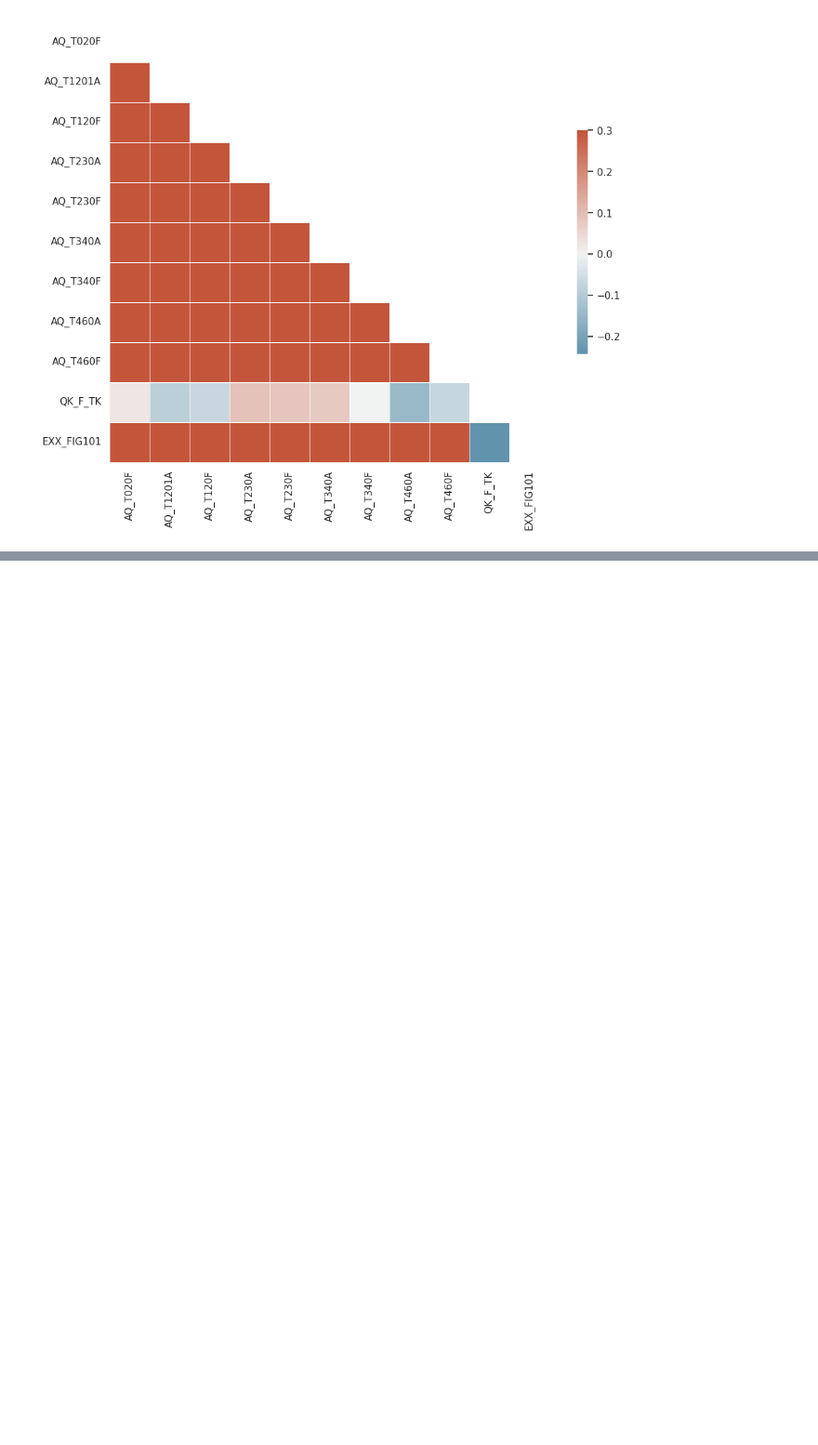
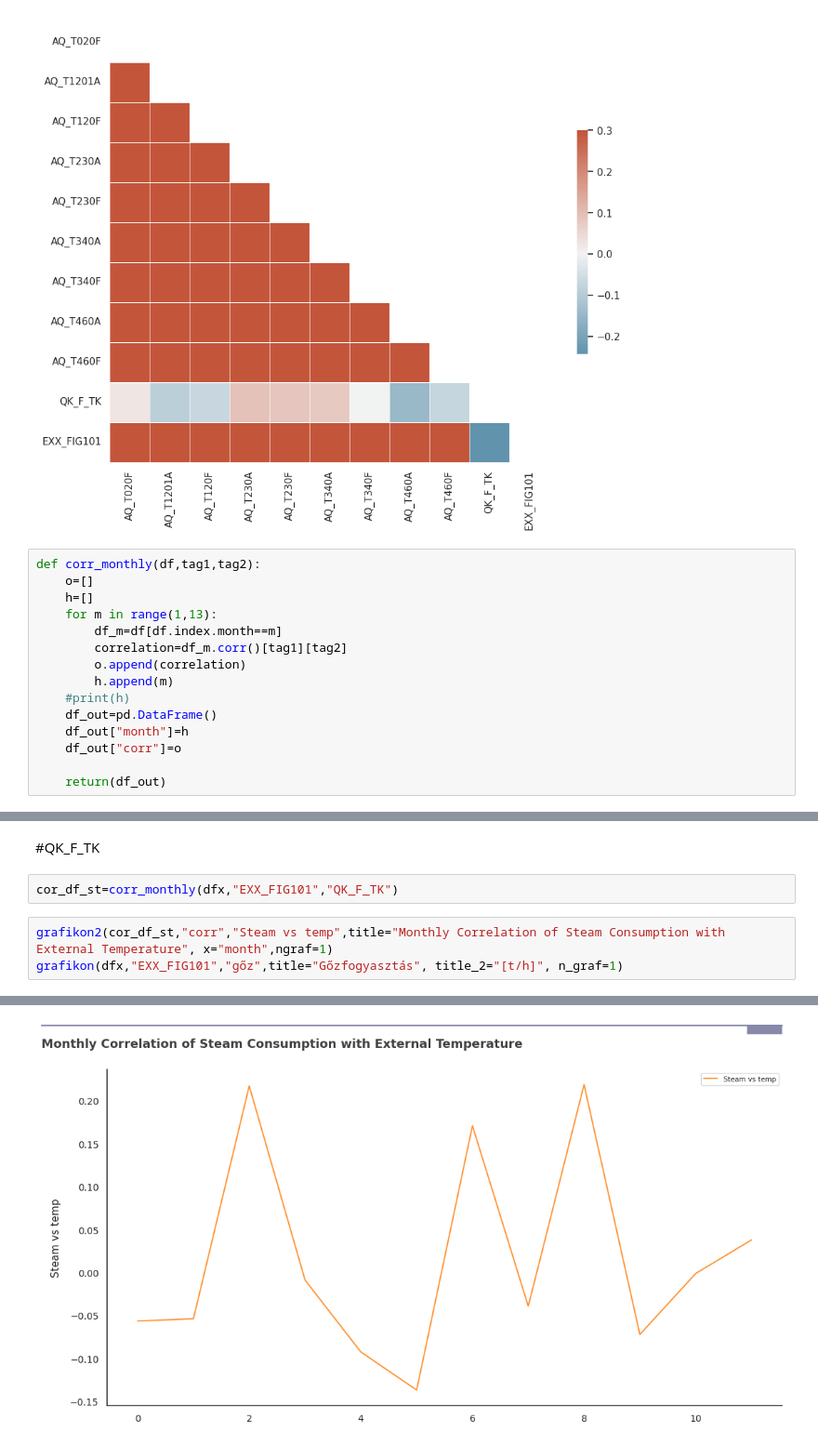
Before and after one commit to sipocz/I4_0, a Jupyter notebook: SolventRecovery_model.ipynb, the cells around one changed output, grey strips where cells are left out. Shown at 93% size. Cells and saved outputs as stored; diff of their text form; blank space fills up the shorter version.

```diff
--- a/SolventRecovery_model.ipynb
+++ b/SolventRecovery_model.ipynb
@@ -177,3 +182,18 @@ sns.heatmap(corr, mask=mask, cmap=cmap, vmax=.3, center=0,
 # %% [output]
 <Axes: >
 [figure]
+# %%
+def corr_monthly(df,tag1,tag2):
+    o=[]
+    h=[]
+    for m in range(1,13):
+        df_m=df[df.index.month==m]
+        correlation=df_m.corr()[tag1][tag2]
+        o.append(correlation)
+        h.append(m)
+    #print(h)
+    df_out=pd.DataFrame()
+    df_out["month"]=h
+    df_out["corr"]=o
+
+    return(df_out)
@@ -179,0 +255,8 @@ sns.heatmap(corr, mask=mask, cmap=cmap, vmax=.3, center=0,
+# %% [markdown]
+#QK_F_TK
+# %%
+cor_df_st=corr_monthly(dfx,"EXX_FIG101","QK_F_TK")
+# %%
+grafikon2(cor_df_st,"corr","Steam vs temp",title="Monthly Correlation of Steam Consumption with External Temperature", x="month",ngraf=1)
+grafikon(dfx,"EXX_FIG101","gőz",title="Gőzfogyasztás", title_2="[t/h]", n_graf=1)
+# %% [output]
@@ -179,0 +264 @@ sns.heatmap(corr, mask=mask, cmap=cmap, vmax=.3, center=0,
+[figure, added]
```
Also changed, not shown: parts of 19 cells of this notebook.
